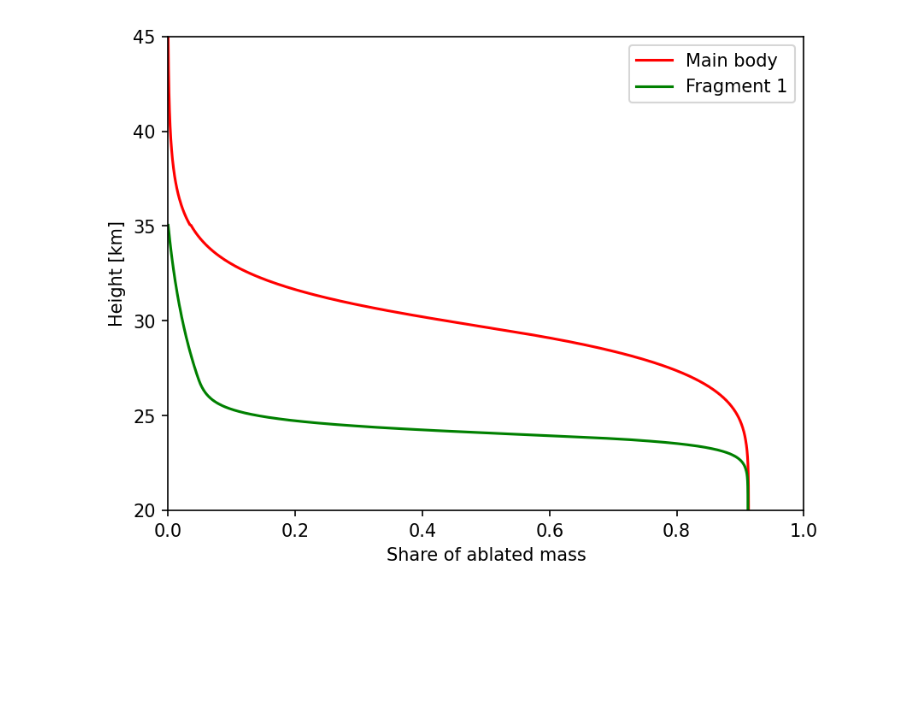
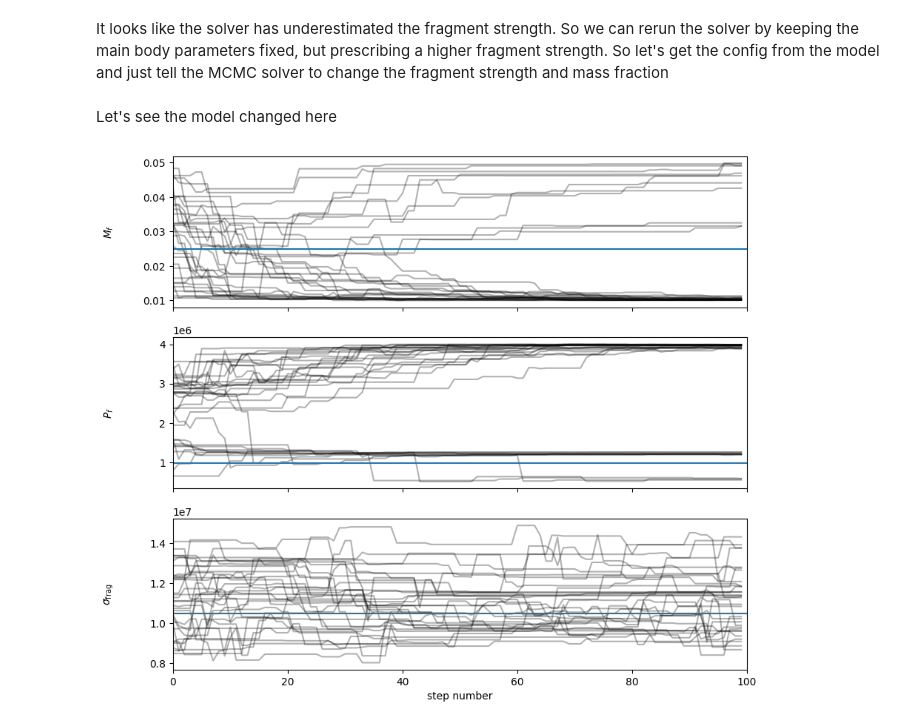
Before and after one commit to ramanakumars/fragmentationmodel, a Jupyter notebook: examples/Chelyabinsk MCMC.ipynb, the cells around one changed output. Drawn from its saved outputs; the diff is of its cells as text; code cells hidden in the pictures; blank space fills up the shorter version.

```diff
--- a/examples/Chelyabinsk MCMC.ipynb
+++ b/examples/Chelyabinsk MCMC.ipynb
@@ -133,23 +159,45 @@ ax.legend(loc='upper right')
-# %%
-''' second plot is the fraction of mass that is ablated '''
-fig, ax = plt.subplots(1, 1, dpi=150)
-
-## construct the ablated mass profile
-mfrag1 = np.array(df['f1.mass'])
-mfrag1[np.isfinite(mfrag1)] = frag_model_best.fragments[0].initial_mass
-mfrag1[np.isnan(mfrag1)] = 0
-mmain = frag_model_best.main_body.initial_mass - mfrag1
-mainablation = 1. - df['main.mass'] / mmain
-
-ax.plot(mainablation, df['main.height'] / 1e3, 'r-', label='Main body')
-ax.plot(1 - df['f1.mass'] / frag_model_best.fragments[0].initial_mass, df['f1.height'] / 1e3, 'g-', label='Fragment 1')
-
-ax.set_ylim((20., 45.))
-ax.set_xlim((0., 1.))
-ax.set_xlabel(r'Share of ablated mass')
-ax.set_ylabel(r'Height [km]')
-ax.legend(loc='upper right')
-
-plt.show()
-# %% [output]
-[figure, removed]
+# %% [markdown]
+It looks like the solver has underestimated the fragment strength. So we can rerun the solver by keeping the main body parameters fixed, but prescribing a higher fragment strength. So let's get the config from the model and just tell the MCMC solver to change the fragment strength and mass fraction
+# %%
+base_config = copy.deepcopy(frag_model_best.get_config())  # copy the dict since we don't want to modify the dictionary in place
+
+parameters = {
+    'M_frac': {'min': 0.01, 'max': 0.05, 'location': 'fragment.1.initial_mass_fraction'},
+    'P_release_frag': {'min': 0.5e6, 'max': 4e6, 'location': 'fragment.1.release_pressure'},
+    'sigma_frag': {'min': 8e6, 'max': 15e6, 'location': 'fragment.1.initial_strength'},
+}
+
+planet = Planet("Earth")
+planet.define_temperature_profile('earthtp/chelyabinsk_50k.tp')
+
+solver = MCMCSolver(base_config, planet)
+solver.set_parameters(parameters)
+
+# get the observed energy deposition profile
+energydepdata = np.loadtxt('energydep/ChelyabinskEnergyDep_Wheeler-et-al-2018.txt', skiprows=1)
+
+solver.set_lightcurve(energydepdata[:, 0] * 1e3, energydepdata[:, 1], 0.01, 'energy_deposition')
+solver.set_integration_parameters({'dt': 5e-3, 'max_time': 25.})
+# %%
+sampler = solver.run_mcmc(num_steps=100, n_walkers=32, threads=10)
+# %% [markdown]
+Let's see the model changed here
+# %%
+fig, axes = plt.subplots(solver.ndims, figsize=(10, 9), sharex=True)
+samples = solver.sampler.get_chain()
+
+labels = [r'$M_f$', r'$P_f$', r'$\sigma_{\rm frag}$']
+truths=[0.025, 0.975e6, 10.5e6]
+
+for i in range(solver.ndims):
+    ax = axes[i]
+    param = solver.parameters[solver.parameter_names[i]]
+    ax.plot(denormalize(samples[:, :, i], param['min'], param['max']), "k", alpha=0.3)
+    ax.axhline(truths[i])
+    ax.set_xlim(0, len(samples))
+    ax.set_ylabel(labels[i])
+    ax.yaxis.set_label_coords(-0.1, 0.5)
+
+axes[-1].set_xlabel("step number");
+# %% [output]
+[figure, added]
```
Also changed, not shown: parts of 19 cells of this notebook, 14 other files.
